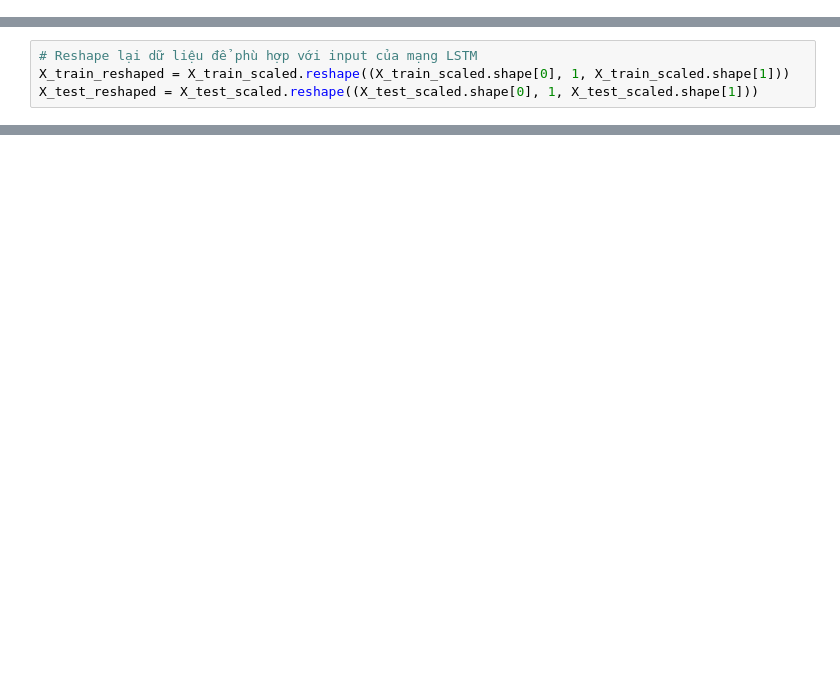
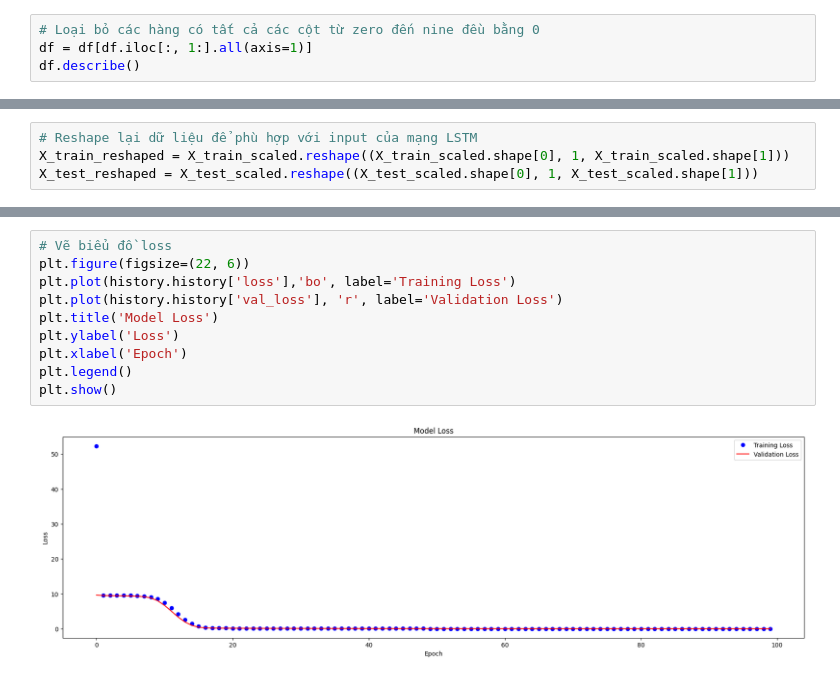
Before and after one commit to Tynab/Lottery, a Jupyter notebook: lottery.ipynb, the cells around one changed output, grey strips where cells are left out. Cells and saved outputs as stored; diff of their text form; blank space fills up the shorter version.

```diff
--- a/lottery.ipynb
+++ b/lottery.ipynb
@@ -12,0 +27,4 @@ df = pd.read_csv('lottery.csv')
+# %%
+# Loại bỏ các hàng có tất cả các cột từ zero đến nine đều bằng 0
+df = df[df.iloc[:, 1:].all(axis=1)]
+df.describe()
@@ -88,0 +124,12 @@ Cặp số có giá trị dự đoán thấp nhất: {'Eight': 5.9876814, 'Nine'
+# %%
+# Vẽ biểu đồ loss
+plt.figure(figsize=(22, 6))
+plt.plot(history.history['loss'],'bo', label='Training Loss')
+plt.plot(history.history['val_loss'], 'r', label='Validation Loss')
+plt.title('Model Loss')
+plt.ylabel('Loss')
+plt.xlabel('Epoch')
+plt.legend()
+plt.show()
+# %% [output]
+[figure, added]
```
Also changed, not shown: parts of 12 cells of this notebook, 4 other files.
